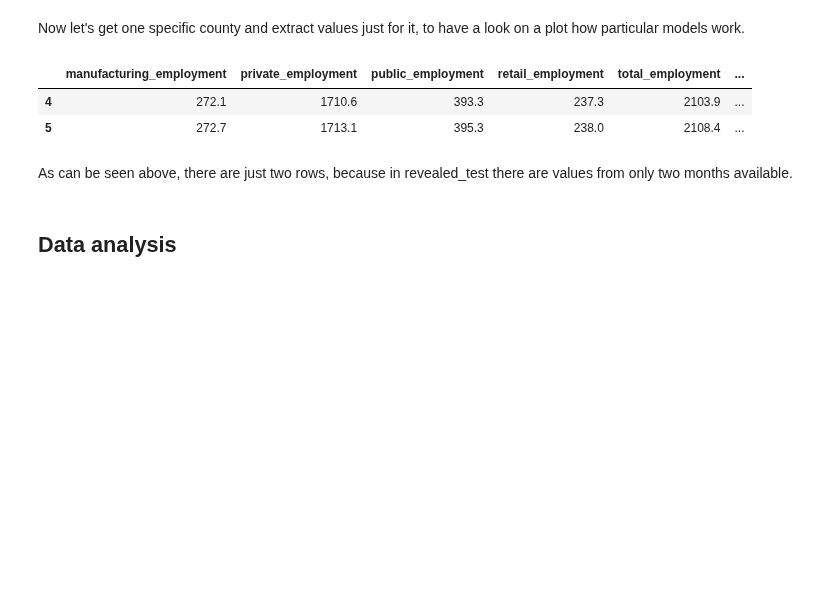
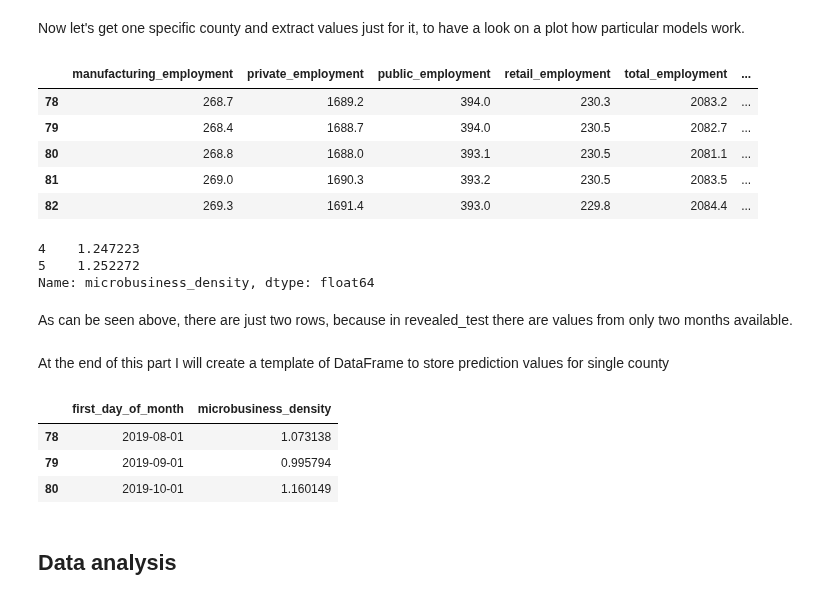
Before and after one commit to vroobelle93/03_GoDaddy, a Jupyter notebook: godaddy1.ipynb, the cells around one changed output. Drawn from its saved outputs; the diff is of its cells as text; code cells hidden in the pictures; blank space fills up the shorter version.

```diff
--- a/godaddy1.ipynb
+++ b/godaddy1.ipynb
@@ -98,15 +99,21 @@ TODOTODOTODOTODOTODOTODOTODOTODOTODOTODOTODOTODOTODOTODOTODOTODOTODOTODOTODOTODO
 I want to gather data read in previous step in one DataFrame. To do it I must reshape the DataFrames:
 # %%
 # Reshape datasets
-manufacturing_employment_data_reshaped = manufacturing_employment_data.melt(id_vars=['Geography'], var_name='first_day_of_month',  value_name='manufacturing_employment')
-private_employment_data_reshaped = private_employment_data.melt(id_vars=['Geography'], var_name='first_day_of_month',  value_name='private_employment')
-public_employment_data_reshaped = public_employment_data.melt(id_vars=['Geography'], var_name='first_day_of_month',  value_name='public_employment')
-retail_employment_data_reshaped = retail_employment_data.melt(id_vars=['Geography'], var_name='first_day_of_month',  value_name='retail_employment')
-total_employment_data_reshaped = total_employment_data.melt(id_vars=['Geography'], var_name='first_day_of_month',  value_name='total_employment')
-unemployment_rate_data_reshaped = unemployment_rate_data.melt(id_vars=['Geography'], var_name='first_day_of_month',  value_name='unemployment_rate')
+manufacturing_employment_data_reshaped = manufacturing_employment_data.melt(
+    id_vars=['Geography'], var_name='first_day_of_month',  value_name='manufacturing_employment')
+private_employment_data_reshaped = private_employment_data.melt(
+    id_vars=['Geography'], var_name='first_day_of_month',  value_name='private_employment')
+public_employment_data_reshaped = public_employment_data.melt(
+    id_vars=['Geography'], var_name='first_day_of_month',  value_name='public_employment')
+retail_employment_data_reshaped = retail_employment_data.melt(
+    id_vars=['Geography'], var_name='first_day_of_month',  value_name='retail_employment')
+total_employment_data_reshaped = total_employment_data.melt(
+    id_vars=['Geography'], var_name='first_day_of_month',  value_name='total_employment')
+unemployment_rate_data_reshaped = unemployment_rate_data.melt(
+    id_vars=['Geography'], var_name='first_day_of_month',  value_name='unemployment_rate')
 
 # Sample head
-public_employment_data_reshaped.head()
+public_employment_data_reshaped.head(3)
 # %% [output]
 |  | Geography | first_day_of_month | public_employment |
 | 0 | United States | 1990-01-01 | 18151.0 |
@@ -190,7 +195,8 @@ In the next step I am preparing sets used for training and testing models. Those
 # %% [markdown]
 First I will specify columns that contain pure values that can be used as training parameters
 # %%
-value_columns = ['manufacturing_employment', 'private_employment', 'public_employment', 'retail_employment', 'total_employment', 'unemployment_rate', 'first_day_of_month_ordinal']
+value_columns = ['manufacturing_employment', 'private_employment', 'public_employment', 'retail_employment',
+                 'total_employment', 'unemployment_rate', 'first_day_of_month_ordinal']
 # %% [markdown]
 And now we can specify our training and test sets. I will create all_train and all_test DataFrames with additional values like cfips or first_day_of_month to extract some specific rows if needed. Train data will base on train_set and test data will base on revealed_test, which is the latest data published.
 **My assumption for prediction strategy -** I treat this project educational and my main goal for this project is to learn machine learning techniques, so I am looking for relationships between data from the same month. I think some factors may have lagged impact on microbusiness density, but in this project I will neglect it intentionally, not to make the notebook too vast.
@@ -268,22 +274,39 @@ Now let's get one specific county and extract values just for it, to have a look
 # %%
 # Select county
 cfips = 1005
 
 # Training sets
 single_train_X = all_train.loc[all_train['cfips']==cfips, value_columns]
 single_train_y = all_train.loc[all_train['cfips']==cfips, 'microbusiness_density']
-
-# Testing sets
-single_test_X = all_test.loc[all_test['cfips']==cfips, value_columns]
-single_test_y = all_test.loc[all_test['cfips']==cfips, 'microbusiness_density']
-
-single_test_X.head()
+single_train_X.head()
 # %% [output]
 |  | manufacturing_employment | private_employment | public_employment | retail_employment | total_employment | ... |
-| 4 | 272.1 | 1710.6 | 393.3 | 237.3 | 2103.9 | ... |
-| 5 | 272.7 | 1713.1 | 395.3 | 238.0 | 2108.4 | ... |
+| 78 | 268.7 | 1689.2 | 394.0 | 230.3 | 2083.2 | ... |
+| 79 | 268.4 | 1688.7 | 394.0 | 230.5 | 2082.7 | ... |
+| 80 | 268.8 | 1688.0 | 393.1 | 230.5 | 2081.1 | ... |
+| 81 | 269.0 | 1690.3 | 393.2 | 230.5 | 2083.5 | ... |
+| 82 | 269.3 | 1691.4 | 393.0 | 229.8 | 2084.4 | ... |
+# %%
+# Testing sets
+single_test_X = all_test.loc[all_test['cfips']==cfips, value_columns]
+single_test_y = all_test.loc[all_test['cfips']==cfips, 'microbusiness_density']
+single_test_y.head()
+# %% [output]
+4    1.247223
+5    1.252272
+Name: microbusiness_density, dtype: float64
 # %% [markdown]
 As can be seen above, there are just two rows, because in revealed_test there are values from only two months available.
+# %% [markdown]
+At the end of this part I will create a template of DataFrame to store prediction values for single county
+# %%
+single_prediction_results_template = all_train.loc[all_train['cfips']==cfips, ['first_day_of_month', 'microbusiness_density']]
+single_prediction_results_template.head(3)
+# %% [output]
+|  | first_day_of_month | microbusiness_density |
+| 78 | 2019-08-01 | 1.073138 |
+| 79 | 2019-09-01 | 0.995794 |
+| 80 | 2019-10-01 | 1.160149 |
 # %% [markdown]
 ## Data analysis
 # %% [markdown]
```
Also changed, not shown: parts of 26 cells of this notebook.
